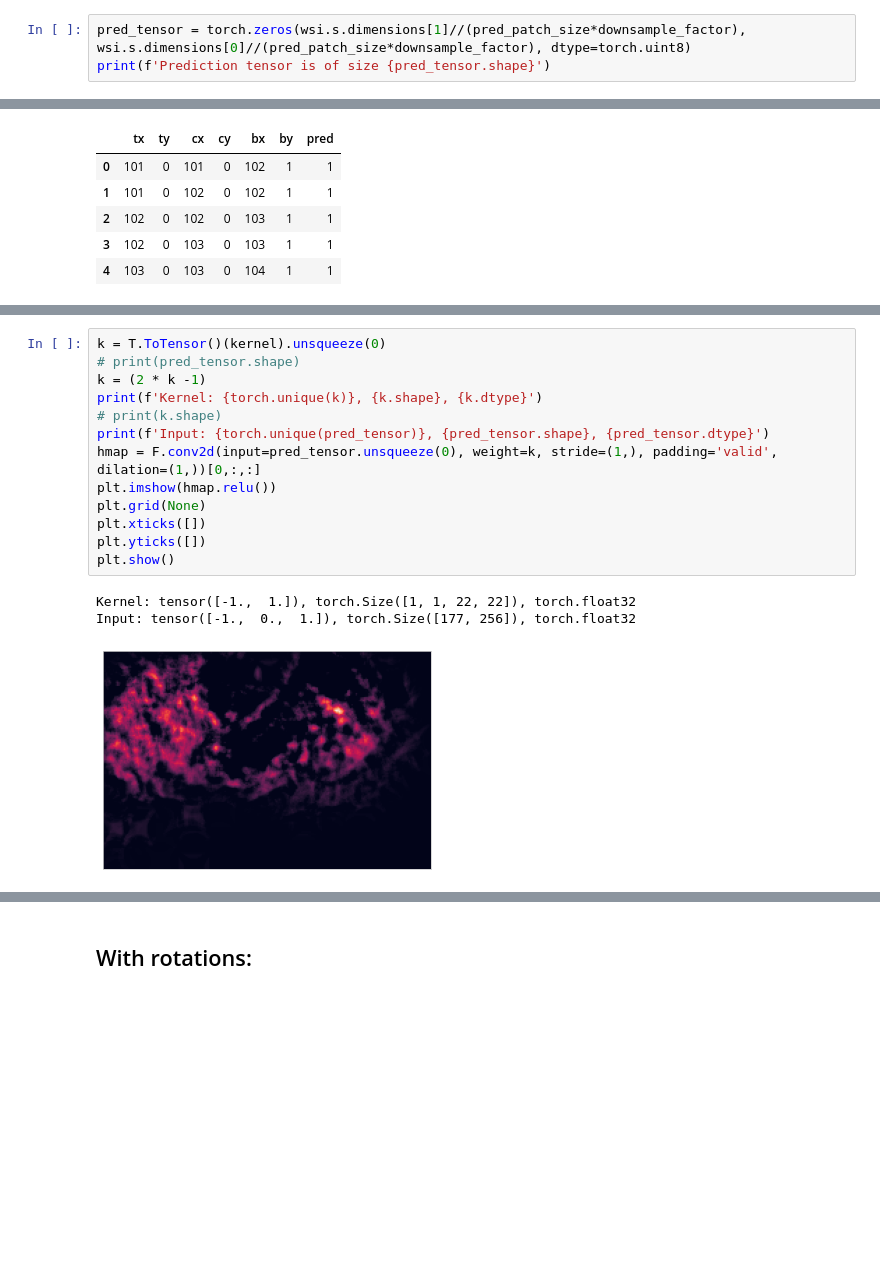
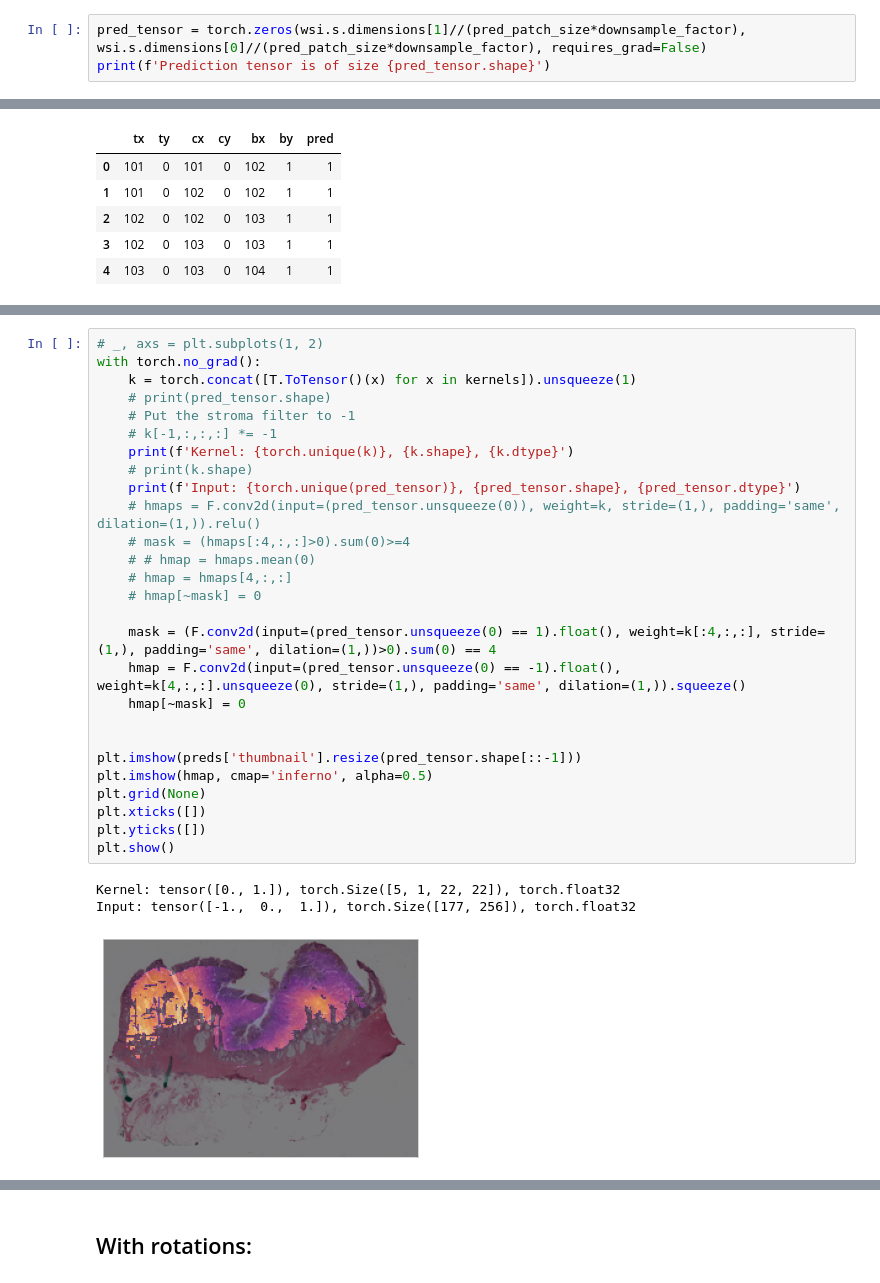
Before and after one commit to aalshabaan/self-supervised-pathology, a Jupyter notebook: ROI_detection_test.ipynb, the cells around one changed output, grey strips where cells are left out. Drawn from its saved outputs; the diff is of its cells as text; blank space fills up the shorter version.

```diff
--- a/ROI_detection_test.ipynb
+++ b/ROI_detection_test.ipynb
@@ -78,7 +100,7 @@ plt.show()
 # %% [markdown]
 ## Build the prediction tensor
 # %%
-pred_tensor = torch.zeros(wsi.s.dimensions[1]//(pred_patch_size*downsample_factor), wsi.s.dimensions[0]//(pred_patch_size*downsample_factor), dtype=torch.uint8)
+pred_tensor = torch.zeros(wsi.s.dimensions[1]//(pred_patch_size*downsample_factor), wsi.s.dimensions[0]//(pred_patch_size*downsample_factor), requires_grad=False)
 print(f'Prediction tensor is of size {pred_tensor.shape}')
 # %% [output]
 Prediction tensor is of size torch.Size([177, 256])
@@ -115,17 +159,31 @@ plt.show()
 # %%
-k = T.ToTensor()(kernel).unsqueeze(0)
-# print(pred_tensor.shape)
-k = (2 * k -1)
-print(f'Kernel: {torch.unique(k)}, {k.shape}, {k.dtype}')
-# print(k.shape)
-print(f'Input: {torch.unique(pred_tensor)}, {pred_tensor.shape}, {pred_tensor.dtype}')
-hmap = F.conv2d(input=pred_tensor.unsqueeze(0), weight=k, stride=(1,), padding='valid', dilation=(1,))[0,:,:]
-plt.imshow(hmap.relu())
+# _, axs = plt.subplots(1, 2)
+with torch.no_grad():
+    k = torch.concat([T.ToTensor()(x) for x in kernels]).unsqueeze(1)
+    # print(pred_tensor.shape)
+    # Put the stroma filter to -1
+    # k[-1,:,:,:] *= -1
+    print(f'Kernel: {torch.unique(k)}, {k.shape}, {k.dtype}')
+    # print(k.shape)
+    print(f'Input: {torch.unique(pred_tensor)}, {pred_tensor.shape}, {pred_tensor.dtype}')
+    # hmaps = F.conv2d(input=(pred_tensor.unsqueeze(0)), weight=k, stride=(1,), padding='same', dilation=(1,)).relu()
+    # mask = (hmaps[:4,:,:]>0).sum(0)>=4
+    # # hmap = hmaps.mean(0)
+    # hmap = hmaps[4,:,:]
+    # hmap[~mask] = 0
+
+    mask = (F.conv2d(input=(pred_tensor.unsqueeze(0) == 1).float(), weight=k[:4,:,:], stride=(1,), padding='same', dilation=(1,))>0).sum(0) == 4
+    hmap = F.conv2d(input=(pred_tensor.unsqueeze(0) == -1).float(), weight=k[4,:,:].unsqueeze(0), stride=(1,), padding='same', dilation=(1,)).squeeze()
+    hmap[~mask] = 0
+
+
+plt.imshow(preds['thumbnail'].resize(pred_tensor.shape[::-1]))
+plt.imshow(hmap, cmap='inferno', alpha=0.5)
 plt.grid(None)
 plt.xticks([])
 plt.yticks([])
 plt.show()
 # %% [output]
-Kernel: tensor([-1.,  1.]), torch.Size([1, 1, 22, 22]), torch.float32
+Kernel: tensor([0., 1.]), torch.Size([5, 1, 22, 22]), torch.float32
 Input: tensor([-1.,  0.,  1.]), torch.Size([177, 256]), torch.float32
-[figure, old version]
+[figure, new version]
```
Also changed, not shown: parts of 23 cells of this notebook, 7 other files.
